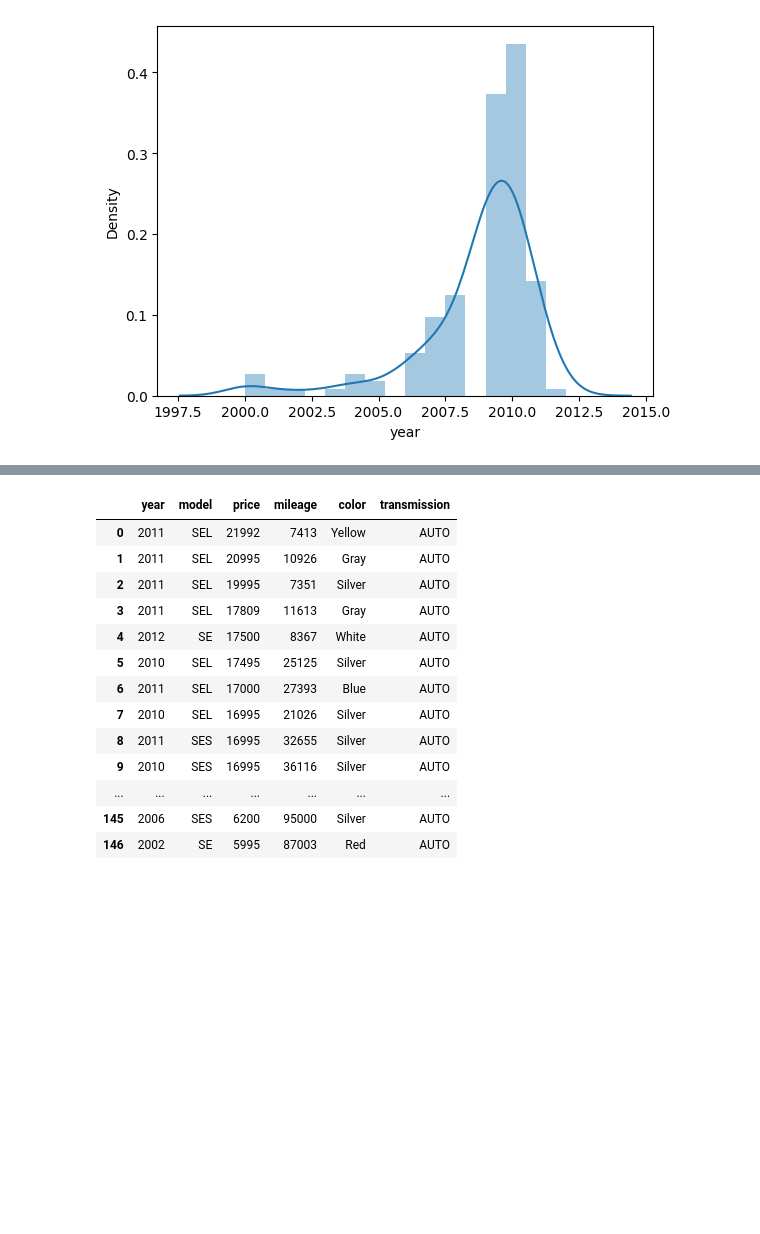
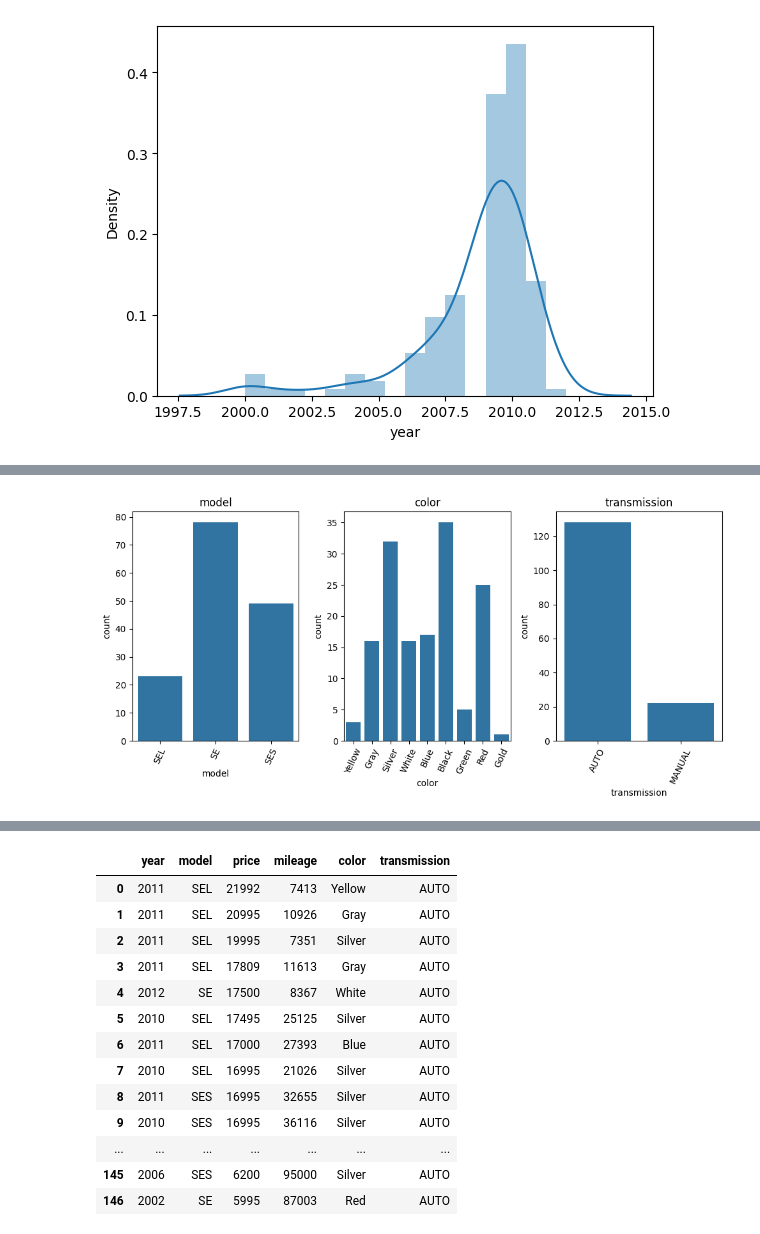
Before and after one commit to ABDULHAI10/ABDULHAI10, a Jupyter notebook: EDA_Session_05_06.ipynb, the cells around one changed output, grey strips where cells are left out. Saved outputs shown, nothing was run; the diff lists cells and outputs as text; code cells hidden in the pictures; blank space fills up the shorter version.

```diff
--- a/EDA_Session_05_06.ipynb
+++ b/EDA_Session_05_06.ipynb
@@ -205,0 +231,13 @@ plt.show()
+# %%
+plt.figure(figsize=(10,5))
+
+for i, column in enumerate (df.select_dtypes(include="O").columns):
+  plt.subplot(1,3,i+1)
+  sns.countplot(x=df[column])
+  plt.title(column)
+  plt.xticks(rotation=65)
+
+plt.tight_layout()
+plt.show()
+# %% [output]
+[figure, added]
```
Also changed, not shown: parts of 7 cells of this notebook.
